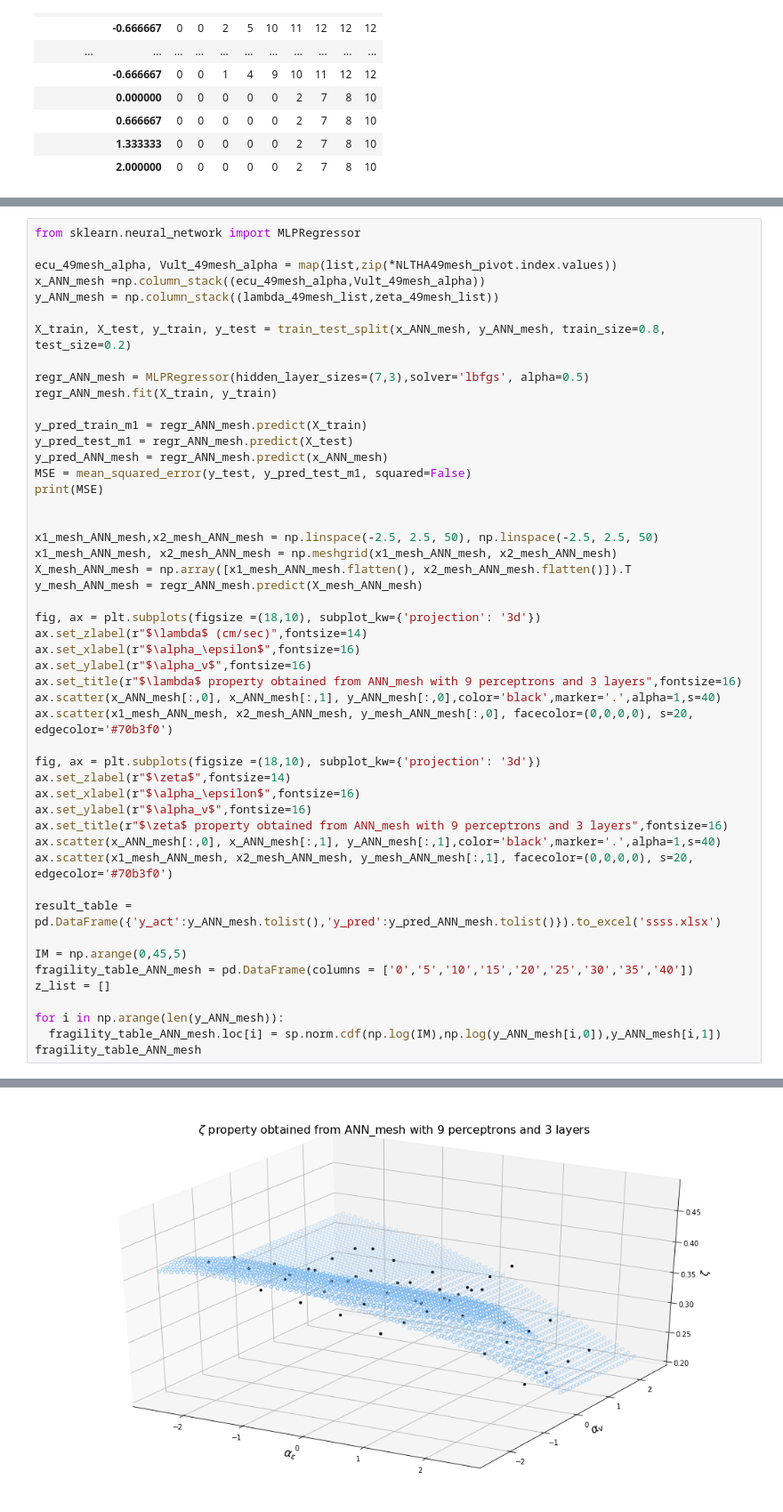
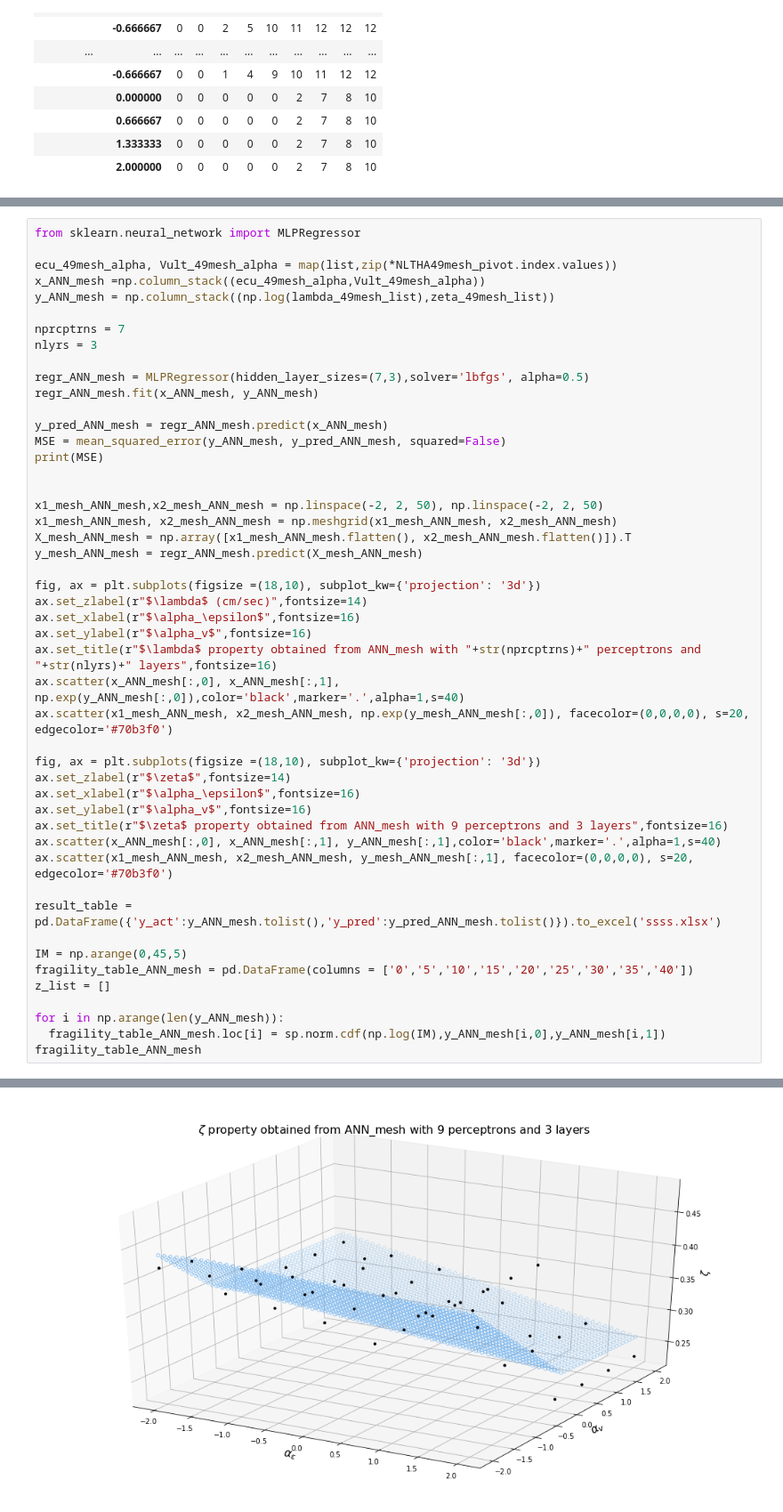
Before and after one commit to mtareqsoliman/msthesis, a Jupyter notebook: Benchmark_RS_ANN_12022022.ipynb, the cells around one changed output, grey strips where cells are left out. Shown at 89% size. Saved outputs shown, nothing was run; the diff lists cells and outputs as text.

```diff
--- a/Benchmark_RS_ANN_12022022.ipynb
+++ b/Benchmark_RS_ANN_12022022.ipynb
@@ -1344,21 +1411,20 @@ from sklearn.neural_network import MLPRegressor
 
 ecu_49mesh_alpha, Vult_49mesh_alpha = map(list,zip(*NLTHA49mesh_pivot.index.values))
 x_ANN_mesh =np.column_stack((ecu_49mesh_alpha,Vult_49mesh_alpha))
-y_ANN_mesh = np.column_stack((lambda_49mesh_list,zeta_49mesh_list))
+y_ANN_mesh = np.column_stack((np.log(lambda_49mesh_list),zeta_49mesh_list))
 
-X_train, X_test, y_train, y_test = train_test_split(x_ANN_mesh, y_ANN_mesh, train_size=0.8, test_size=0.2)
+nprcptrns = 7
+nlyrs = 3
 
 regr_ANN_mesh = MLPRegressor(hidden_layer_sizes=(7,3),solver='lbfgs', alpha=0.5)
-regr_ANN_mesh.fit(X_train, y_train)
+regr_ANN_mesh.fit(x_ANN_mesh, y_ANN_mesh)
 
-y_pred_train_m1 = regr_ANN_mesh.predict(X_train)
-y_pred_test_m1 = regr_ANN_mesh.predict(X_test)
 y_pred_ANN_mesh = regr_ANN_mesh.predict(x_ANN_mesh)
-MSE = mean_squared_error(y_test, y_pred_test_m1, squared=False)
+MSE = mean_squared_error(y_ANN_mesh, y_pred_ANN_mesh, squared=False)
 print(MSE)
 
 
-x1_mesh_ANN_mesh,x2_mesh_ANN_mesh = np.linspace(-2.5, 2.5, 50), np.linspace(-2.5, 2.5, 50)
+x1_mesh_ANN_mesh,x2_mesh_ANN_mesh = np.linspace(-2, 2, 50), np.linspace(-2, 2, 50)
 x1_mesh_ANN_mesh, x2_mesh_ANN_mesh = np.meshgrid(x1_mesh_ANN_mesh, x2_mesh_ANN_mesh)
 X_mesh_ANN_mesh = np.array([x1_mesh_ANN_mesh.flatten(), x2_mesh_ANN_mesh.flatten()]).T
 y_mesh_ANN_mesh = regr_ANN_mesh.predict(X_mesh_ANN_mesh)
@@ -1367,9 +1433,9 @@ fig, ax = plt.subplots(figsize =(18,10), subplot_kw={'projection': '3d'})
 ax.set_zlabel(r"$\lambda$ (cm/sec)",fontsize=14)
 ax.set_xlabel(r"$\alpha_\epsilon$",fontsize=16)
 ax.set_ylabel(r"$\alpha_v$",fontsize=16)
-ax.set_title(r"$\lambda$ property obtained from ANN_mesh with 9 perceptrons and 3 layers",fontsize=16)
-ax.scatter(x_ANN_mesh[:,0], x_ANN_mesh[:,1], y_ANN_mesh[:,0],color='black',marker='.',alpha=1,s=40)
-ax.scatter(x1_mesh_ANN_mesh, x2_mesh_ANN_mesh, y_mesh_ANN_mesh[:,0], facecolor=(0,0,0,0), s=20, edgecolor='#70b3f0')
+ax.set_title(r"$\lambda$ property obtained from ANN_mesh with "+str(nprcptrns)+" perceptrons and "+str(nlyrs)+" layers",fontsize=16)
+ax.scatter(x_ANN_mesh[:,0], x_ANN_mesh[:,1], np.exp(y_ANN_mesh[:,0]),color='black',marker='.',alpha=1,s=40)
+ax.scatter(x1_mesh_ANN_mesh, x2_mesh_ANN_mesh, np.exp(y_mesh_ANN_mesh[:,0]), facecolor=(0,0,0,0), s=20, edgecolor='#70b3f0')
 
 fig, ax = plt.subplots(figsize =(18,10), subplot_kw={'projection': '3d'})
 ax.set_zlabel(r"$\zeta$",fontsize=14)
@@ -1386,6 +1452,6 @@ fragility_table_ANN_mesh = pd.DataFrame(columns = ['0','5','10','15','20','25','
 z_list = []
 
 for i in np.arange(len(y_ANN_mesh)):
-  fragility_table_ANN_mesh.loc[i] = sp.norm.cdf(np.log(IM),np.log(y_ANN_mesh[i,0]),y_ANN_mesh[i,1])
+  fragility_table_ANN_mesh.loc[i] = sp.norm.cdf(np.log(IM),y_ANN_mesh[i,0],y_ANN_mesh[i,1])
 fragility_table_ANN_mesh
 # %% [output]
@@ -1416,4 +1477,4 @@ Increase the number of iterations (max_iter) or scale the data as shown in:
-[figure, old version]
+[figure, new version]
 # %%
 alpha_ecu_1000_mesh = np.random.normal(0, 1, 1000)
 alpha_Vult_1000_mesh = np.random.normal(0, 1, 1000)
```
Also changed, not shown: parts of 15 cells of this notebook.
